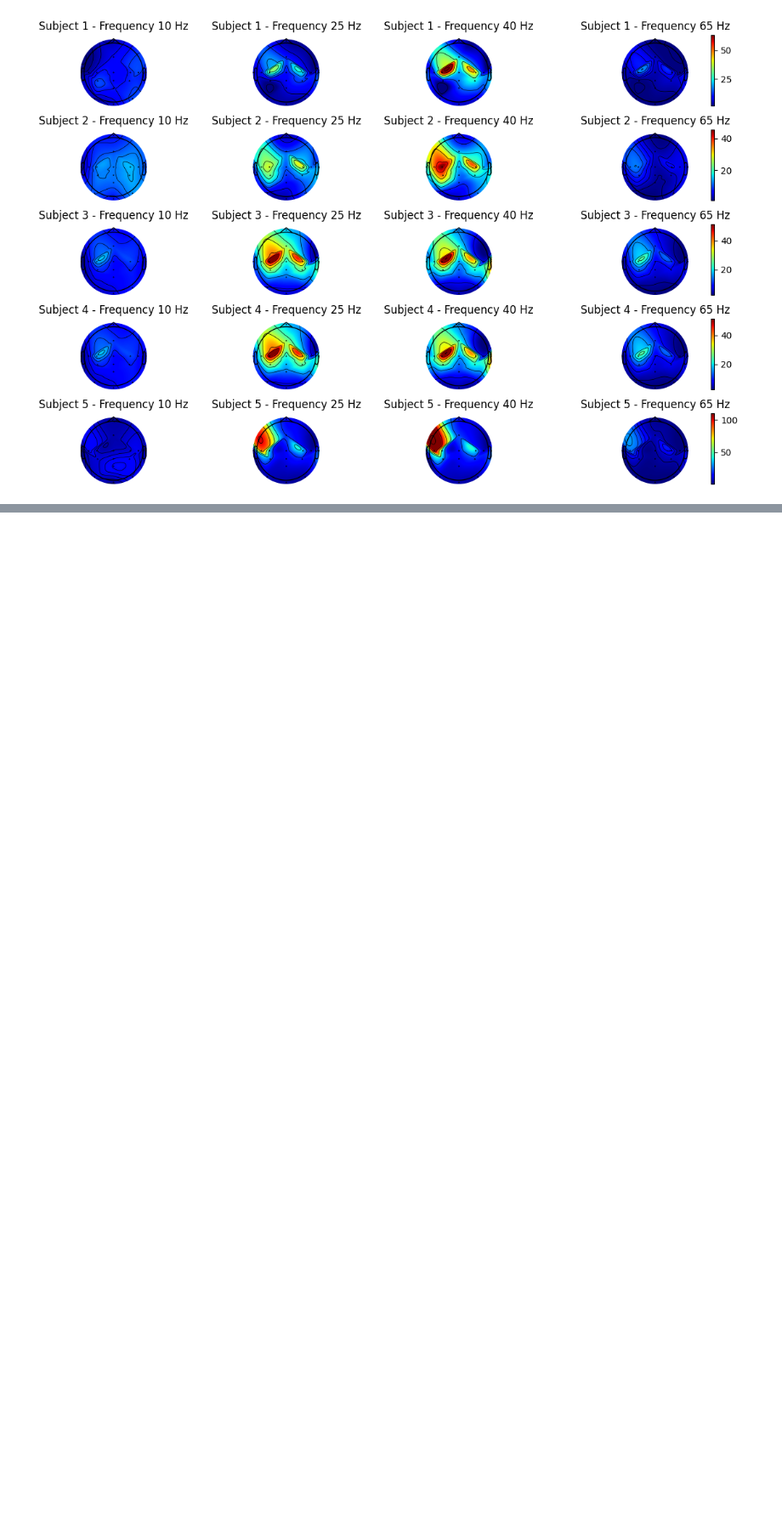
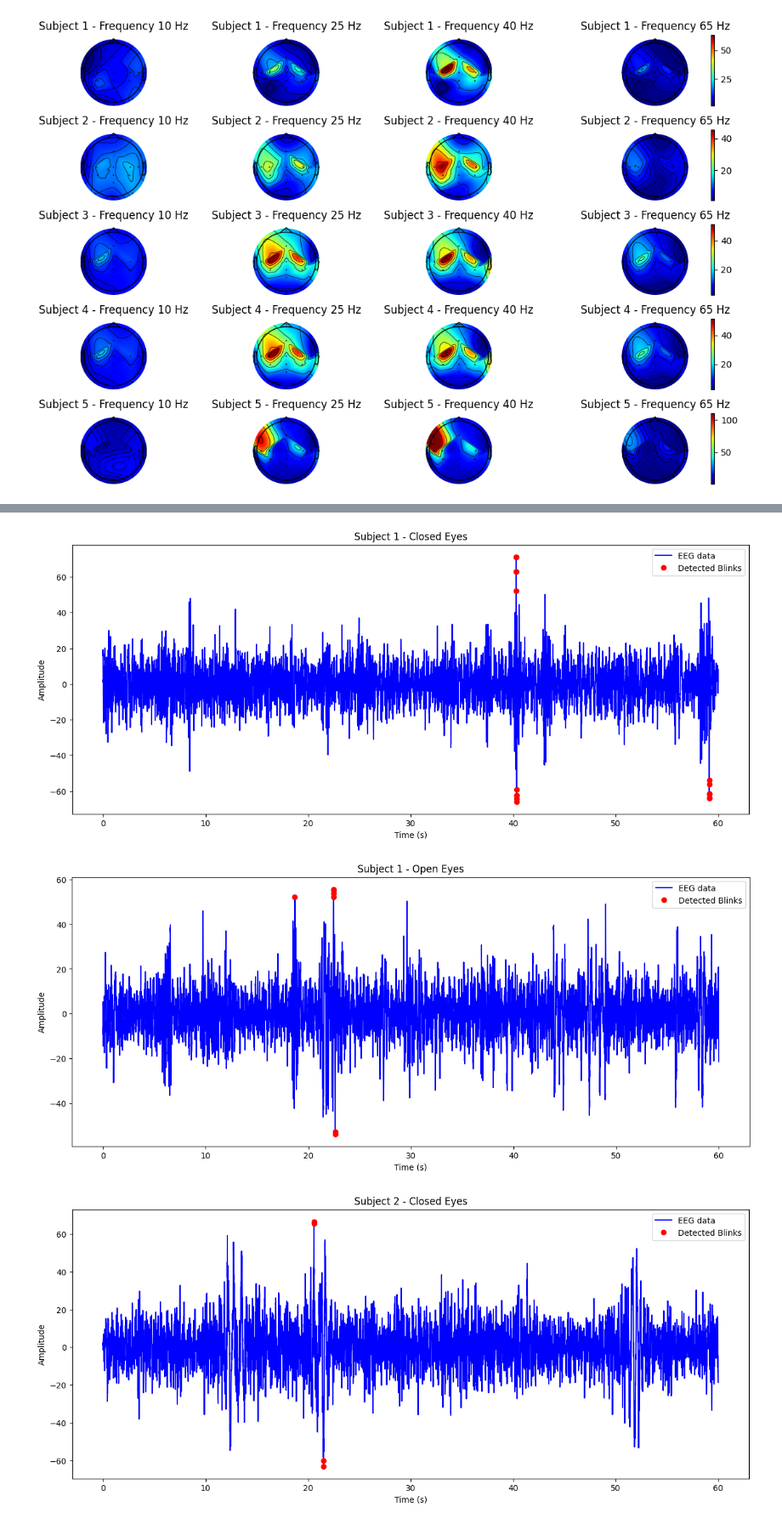
Before and after one commit to maryamnorouzi/Brain-Signal-Processing-, a Jupyter notebook: Brain Signal processing/hw2/HW2_Maryam.ipynb, the cells around one changed output, grey strips where cells are left out. Shown at 85% size. Saved outputs shown, nothing was run; the diff lists cells and outputs as text; code cells hidden in the pictures; blank space fills up the shorter version.

```diff
--- a/Brain Signal processing/hw2/HW2_Maryam.ipynb
+++ b/Brain Signal processing/hw2/HW2_Maryam.ipynb
@@ -283,0 +346,61 @@ plt.show()
+# %%
+def compute_threshold(eeg_data, k=4.8):
+    """
+    Computes the amplitude threshold for blink detection.
+
+    Parameters:
+    - eeg_data: 1D array representing EEG data.
+    - k: constant multiplier for the standard deviation.
+
+    Returns:
+    - Threshold for blink detection.
+    """
+    return np.mean(eeg_data) + k * np.std(eeg_data)
+
+def detect_blinks(eeg_data, threshold):
+    """
+    Detects eye blinks based on amplitude thresholding.
+
+    Parameters:
+    - eeg_data: 1D array representing EEG data.
+    - threshold: amplitude threshold for detecting blinks.
+
+    Returns:
+    - blink_times: indices where blinks are detected.
+    """
+    blink_times = np.where(np.abs(eeg_data) > threshold)[0]
+    return blink_times
+
+
+# Time vector for plotting
+time_vector = np.arange(eyes_closed_Fz.shape[1]) / 256  # 256 is the sampling frequency
+
+for i in range(5):  # 5 subjects
+    # Detect blinks for closed eyes
+    threshold_closed = compute_threshold(eyes_closed_Fz[i])  # for the first subject's closed eyes data
+    blink_times_closed = detect_blinks(eyes_closed_Fz[i], threshold_closed)
+    # Plot
+    plt.figure(figsize=(15, 6))
+    plt.plot(time_vector, eyes_closed_Fz[i], label='EEG data', color='blue')
+    plt.plot(time_vector[blink_times_closed], eyes_closed_Fz[i, blink_times_closed], 'ro', label='Detected Blinks')
+    plt.title(f'Subject {i+1} - Closed Eyes')
+    plt.xlabel('Time (s)')
+    plt.ylabel('Amplitude')
+    plt.legend()
+    plt.show()
+
+    # Similarly for open eyes
+    threshold_open = compute_threshold(eyes_open_Fz[i])  # for the first subject's closed eyes data
+    blink_times_open = detect_blinks(eyes_open_Fz[i], threshold_open)
+    plt.figure(figsize=(15, 6))
+    plt.plot(time_vector, eyes_open_Fz[i], label='EEG data', color='blue')
+    plt.plot(time_vector[blink_times_open], eyes_open_Fz[i, blink_times_open], 'ro', label='Detected Blinks')
+    plt.title(f'Subject {i+1} - Open Eyes')
+    plt.xlabel('Time (s)')
+    plt.ylabel('Amplitude')
+    plt.legend()
+    plt.show()
+# %% [output]
+[figure, added]
+[figure, added]
+[figure, added]
```
Also changed, not shown: parts of 5 cells of this notebook.
